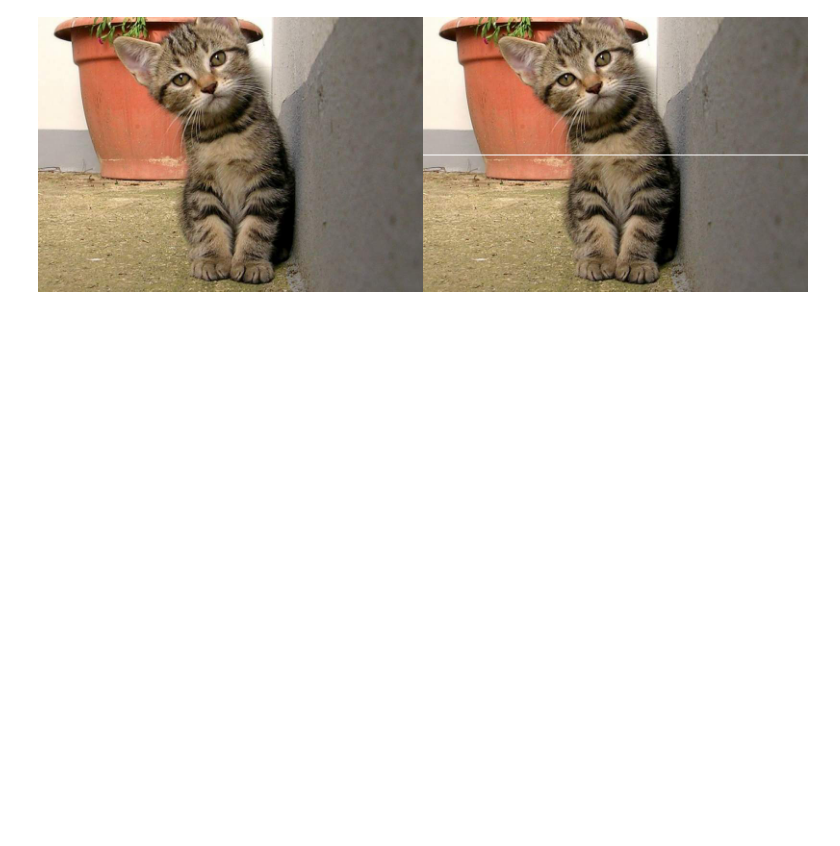
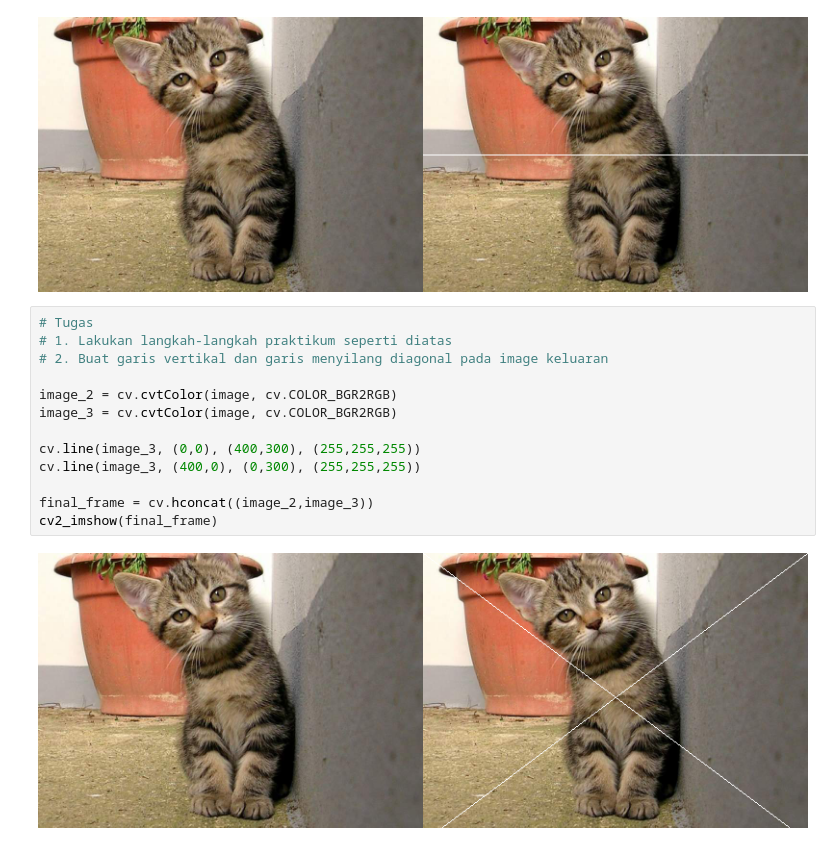
Before and after one commit to farhanfr/PCVK_Genap_2021, a Jupyter notebook: Week1.ipynb, the cells around one changed output. Drawn from its saved outputs; the diff is of its cells as text; blank space fills up the shorter version.

Commit message:
update praktikum tugas 1

```diff
--- a/Week1.ipynb
+++ b/Week1.ipynb
@@ -44,3 +44,18 @@ final_frame = cv.hconcat((image_2, image_3))
 cv2_imshow(final_frame)
 # %% [output]
 [figure]
+# %%
+# Tugas
+# 1. Lakukan langkah-langkah praktikum seperti diatas
+# 2. Buat garis vertikal dan garis menyilang diagonal pada image keluaran
+
+image_2 = cv.cvtColor(image, cv.COLOR_BGR2RGB)
+image_3 = cv.cvtColor(image, cv.COLOR_BGR2RGB)
+
+cv.line(image_3, (0,0), (400,300), (255,255,255))
+cv.line(image_3, (400,0), (0,300), (255,255,255))
+
+final_frame = cv.hconcat((image_2,image_3))
+cv2_imshow(final_frame)
+# %% [output]
+[figure, added]
```
